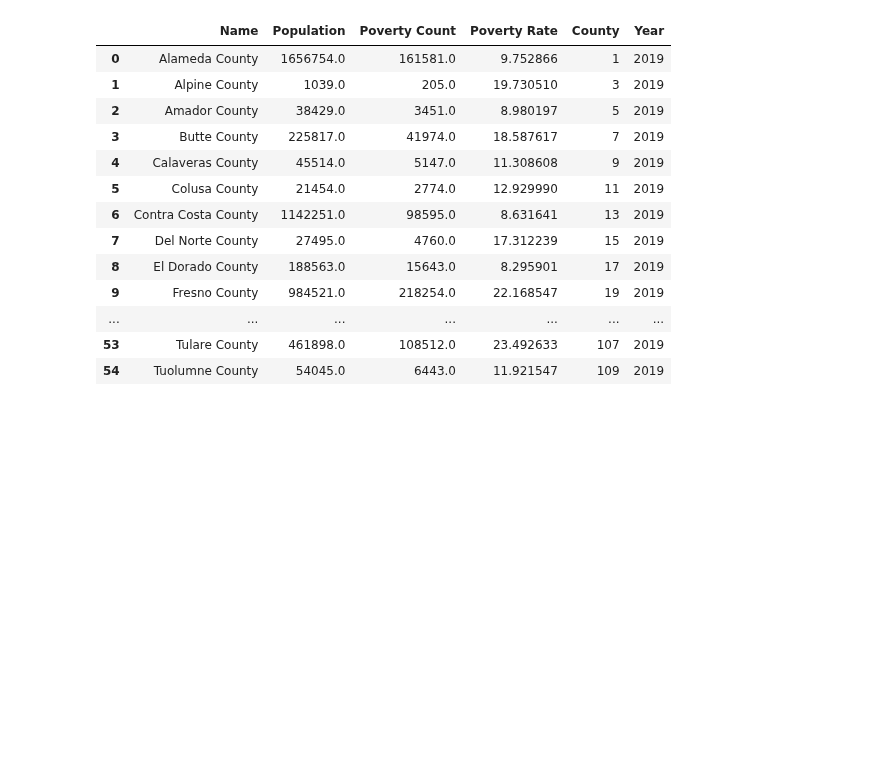
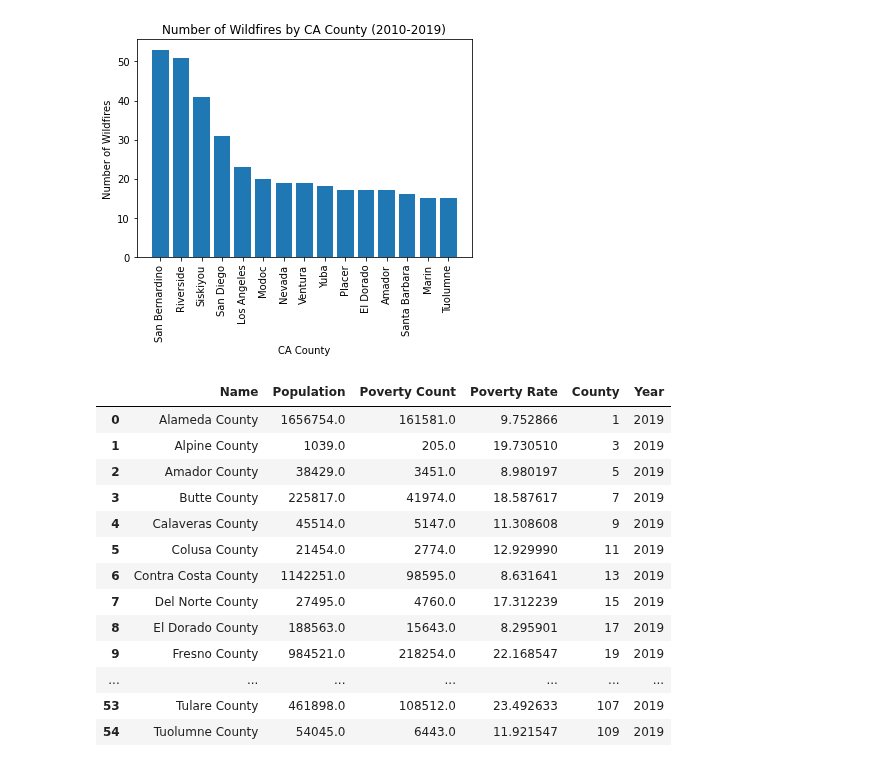
Before and after one commit to jacobdv/extreme-weather, a Jupyter notebook: Comparing income level (poverty level) to economic impact of wildfires.ipynb, the cells around one changed output. Drawn from its saved outputs; the diff is of its cells as text; code cells hidden in the pictures; blank space fills up the shorter version.

Commit message:
Reworking data, added bar chart

```diff
--- a/Comparing income level (poverty level) to economic impact of wildfires.ipynb
+++ b/Comparing income level (poverty level) to economic impact of wildfires.ipynb
@@ -23,0 +40,7 @@ census_df_2019 = pd.read_csv("Census_csvs/2019_census_data_ca_county.csv")
+# %%
+wildfire_count = combined_fips_df['FIP'].value_counts()
+wildfire_count_df = pd.DataFrame(wildfire_count)
+wildfire_count_df = wildfire_count_df.head(15)
+wildfire_count_df.reset_index(inplace=True)
+wildfire_count_df = wildfire_count_df.rename(columns={"FIP": "Number of Wildfires", "index" : "FIP"})
+wildfire_count_df
@@ -23,0 +64,5 @@ census_df_2019 = pd.read_csv("Census_csvs/2019_census_data_ca_county.csv")
+# %%
+
+combined_fips_df.drop(['NOAA_FIP', 'NOAA_Zone', 'Zone', 'Begin_Date', 'Latitude', 'Longitude'], axis=1, inplace=True)
+cleaned_combined_fips = pd.DataFrame(combined_fips_df)
+cleaned_combined_fips
@@ -23,0 +83,3 @@ census_df_2019 = pd.read_csv("Census_csvs/2019_census_data_ca_county.csv")
+# %%
+merged_wildfire_df = pd.merge(wildfire_count_df, cleaned_combined_fips, on="FIP", how="left")
+merged_wildfire_df
@@ -23,0 +100,3 @@ census_df_2019 = pd.read_csv("Census_csvs/2019_census_data_ca_county.csv")
+# %%
+merged_wildfire_df.drop_duplicates(inplace=True)
+cleaned_merged_df = pd.DataFrame(merged_wildfire_df)
@@ -24,3 +122,12 @@ census_df_2019 = pd.read_csv("Census_csvs/2019_census_data_ca_county.csv")
+# %%
+plt.bar((cleaned_merged_df['County']), (cleaned_merged_df['Number of Wildfires']))
+plt.title("Number of Wildfires by CA County (2010-2019)")
+plt.xlabel("CA County")
+plt.xticks(rotation = 90)
+plt.ylabel("Number of Wildfires")
+plt.show()
+# %% [output]
+[figure, added]
 # %%
 #Adding year column
 census_df_2010['Year']='2010'
```
Also changed, not shown: parts of 6 cells of this notebook, 1 other file.
